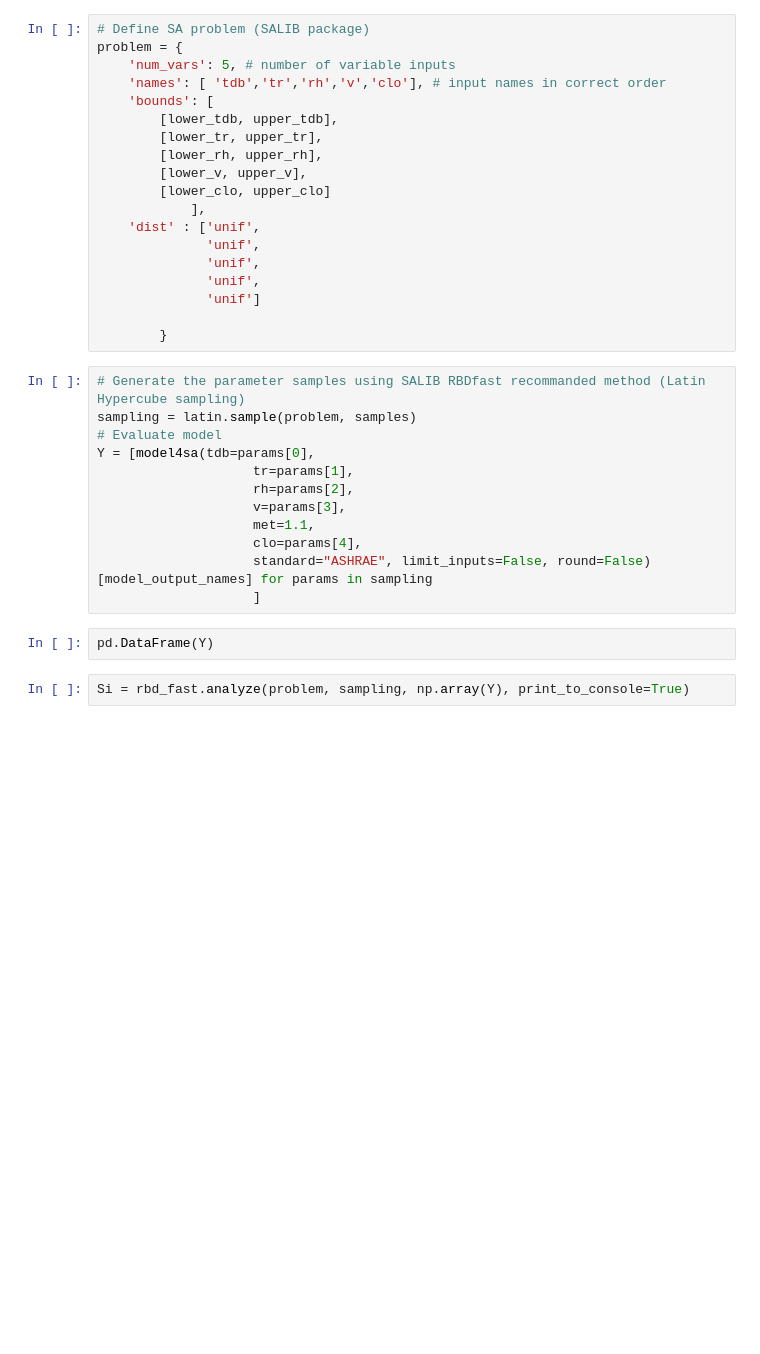
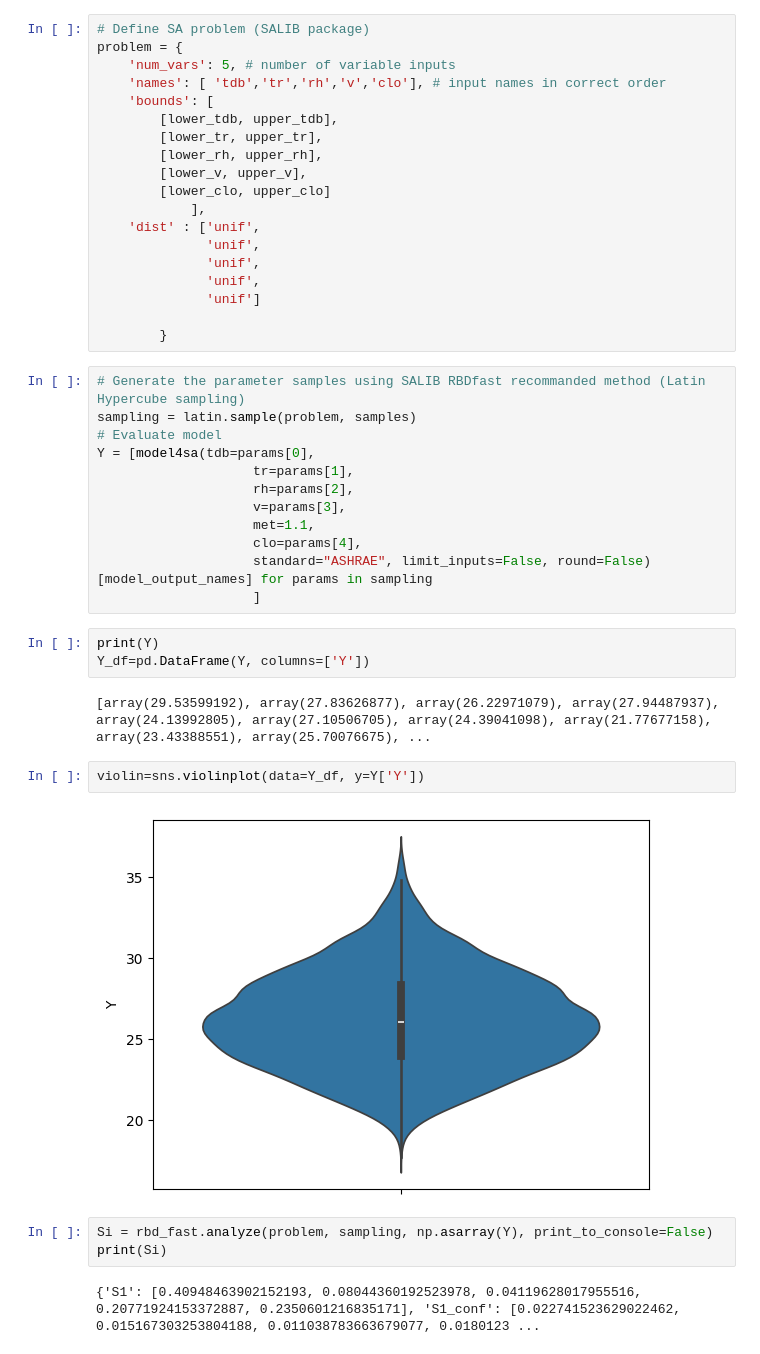
Before and after one commit to Laboratoire-Piment/simurex-atelier-sa, a Jupyter notebook: script_rdbfast/lhs_sobol.ipynb, the cells around one changed output. Cells and saved outputs as stored; diff of their text form; blank space fills up the shorter version.

```diff
--- a/script_rdbfast/lhs_sobol.ipynb
+++ b/script_rdbfast/lhs_sobol.ipynb
@@ -127,10 +127,20 @@ Y = [model4sa(tdb=params[0],
                     clo=params[4],
                     standard="ASHRAE", limit_inputs=False, round=False)[model_output_names] for params in sampling
                     ]
-# %%
-pd.DataFrame(Y)
+# %%
+print(Y)
+Y_df=pd.DataFrame(Y, columns=['Y'])
+# %% [output]
+[array(29.53599192), array(27.83626877), array(26.22971079), array(27.94487937), array(24.13992805), array(27.10506705), array(24.39041098), array(21.77677158), array(23.43388551), array(25.70076675), ...
+# %%
+violin=sns.violinplot(data=Y_df, y=Y['Y'])
+# %% [output]
+[figure, added]
 # %%
-Si = rbd_fast.analyze(problem, sampling, np.array(Y), print_to_console=True)
+Si = rbd_fast.analyze(problem, sampling, np.asarray(Y), print_to_console=False)
+print(Si)
+# %% [output]
+{'S1': [0.40948463902152193, 0.08044360192523978, 0.04119628017955516, 0.20771924153372887, 0.2350601216835171], 'S1_conf': [0.022741523629022462, 0.015167303253804188, 0.011038783663679077, 0.0180123 ...
 # %%
 # plt.title='Indice de Sobol du premier ordre'
 Si_df=pd.DataFrame(Si)
```
Also changed, not shown: parts of 2 cells of this notebook, 1 other file.
